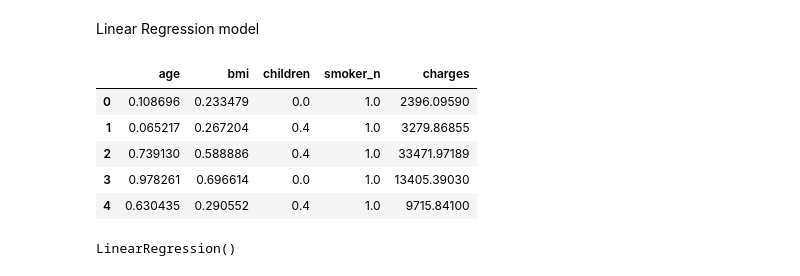
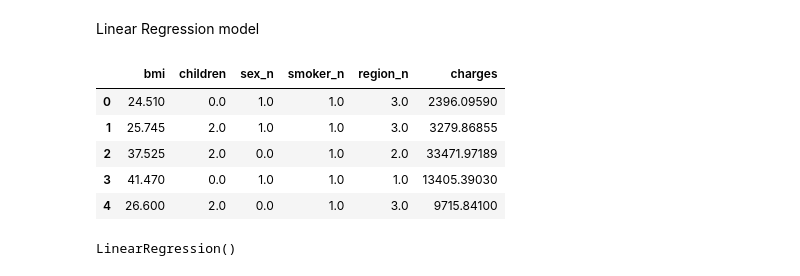
Before and after one commit to 4GeeksAcademy/Lineal_ultimo_Kurganova, a Jupyter notebook: src/dataSinOutNorm.ipynb, the cells around one changed output. Cells and saved outputs as stored; diff of their text form; code cells hidden in the pictures.

```diff
--- a/src/dataSinOutNorm.ipynb
+++ b/src/dataSinOutNorm.ipynb
@@ -443,17 +457,17 @@ X_test_sel.to_csv("../data/processed/clean_test.csv", index = False)
 # %% [markdown]
 Linear Regression model
 # %%
-train_data = pd.read_csv("../data/processed/clean_train.csv")
-test_data = pd.read_csv("../data/processed/clean_test.csv")
+train_data = pd.read_csv("../data/processed/clean_trainNorSinOUT.csv")
+test_data = pd.read_csv("../data/processed/clean_testNorSinOUT.csv")
 
 train_data.head()
 # %% [output]
-|  | age | bmi | children | smoker_n | charges |
-| 0 | 0.108696 | 0.233479 | 0.0 | 1.0 | 2396.09590 |
-| 1 | 0.065217 | 0.267204 | 0.4 | 1.0 | 3279.86855 |
-| 2 | 0.739130 | 0.588886 | 0.4 | 1.0 | 33471.97189 |
-| 3 | 0.978261 | 0.696614 | 0.0 | 1.0 | 13405.39030 |
-| 4 | 0.630435 | 0.290552 | 0.4 | 1.0 | 9715.84100 |
+|  | bmi | children | sex_n | smoker_n | region_n | charges |
+| 0 | 24.510 | 0.0 | 1.0 | 1.0 | 3.0 | 2396.09590 |
+| 1 | 25.745 | 2.0 | 1.0 | 1.0 | 3.0 | 3279.86855 |
+| 2 | 37.525 | 2.0 | 0.0 | 1.0 | 2.0 | 33471.97189 |
+| 3 | 41.470 | 0.0 | 1.0 | 1.0 | 1.0 | 13405.39030 |
+| 4 | 26.600 | 2.0 | 0.0 | 1.0 | 3.0 | 9715.84100 |
 # %%
 X_train = train_data.drop(["charges"], axis = 1)
 y_train = train_data["charges"]
```
Also changed, not shown: parts of 8 cells of this notebook, 5 other files.
